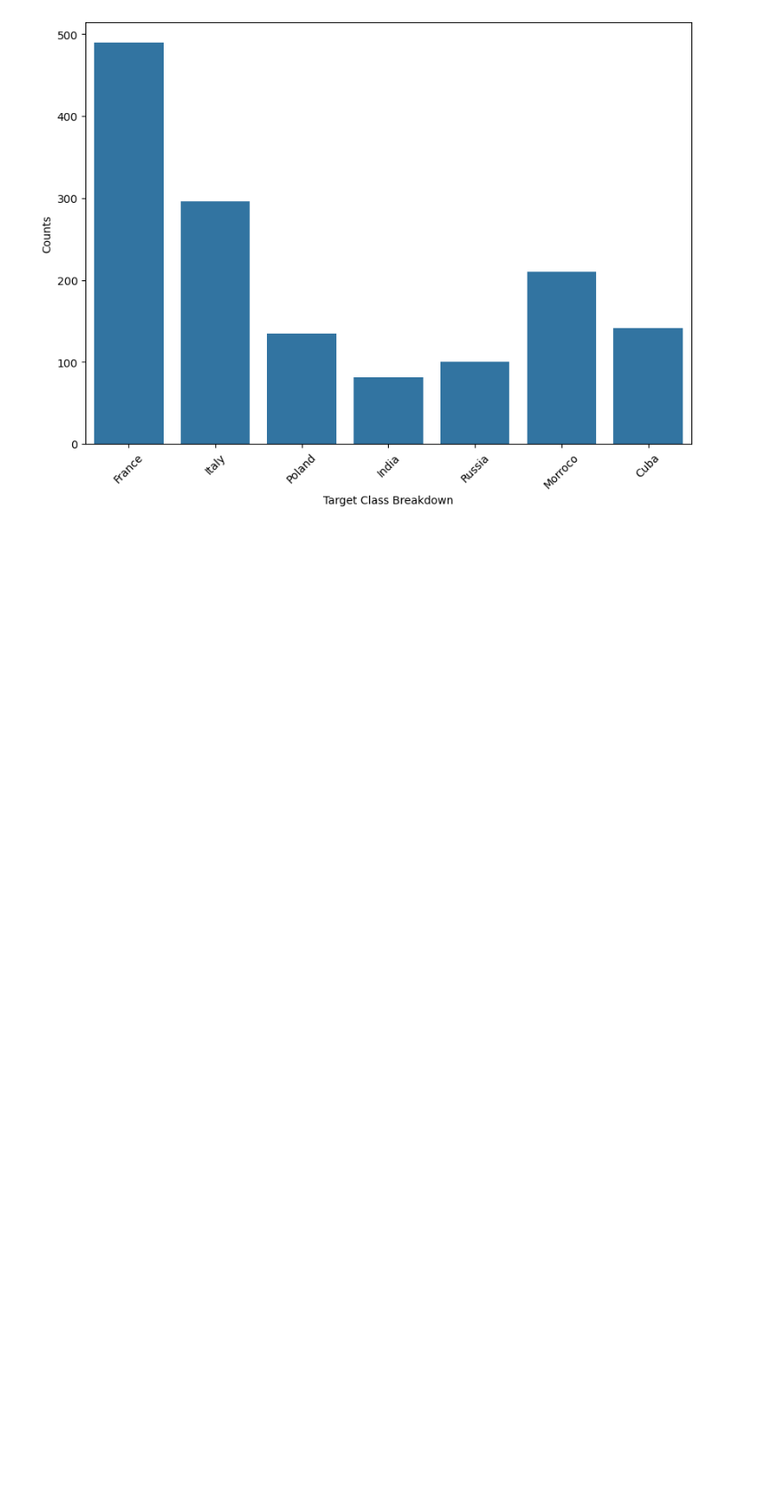
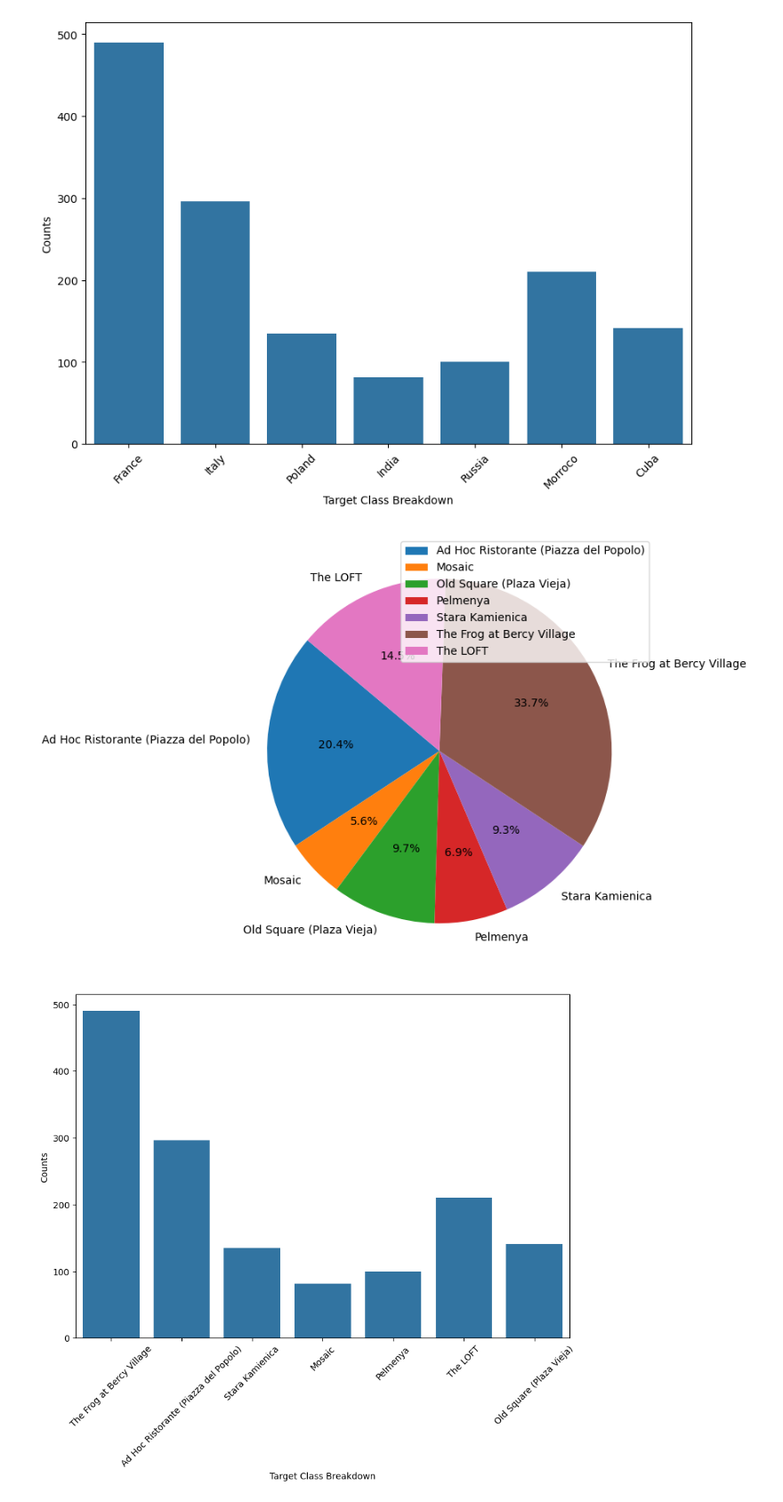
Before and after one commit to MaukanMir/Restaurant-Reviews, a Jupyter notebook: training.ipynb, the cells around one changed output. Shown at 89% size. Drawn from its saved outputs; the diff is of its cells as text; code cells hidden in the pictures; blank space fills up the shorter version.

```diff
--- a/training.ipynb
+++ b/training.ipynb
@@ -83,3 +83,8 @@ check_class_imbalance(df["Country"])
 # %% [output]
 [figure]
 [figure]
+# %%
+check_class_imbalance(df["Restaurant Name"])
+# %% [output]
+[figure, added]
+[figure, added]
```
Also changed, not shown: parts of 1 cell of this notebook.
